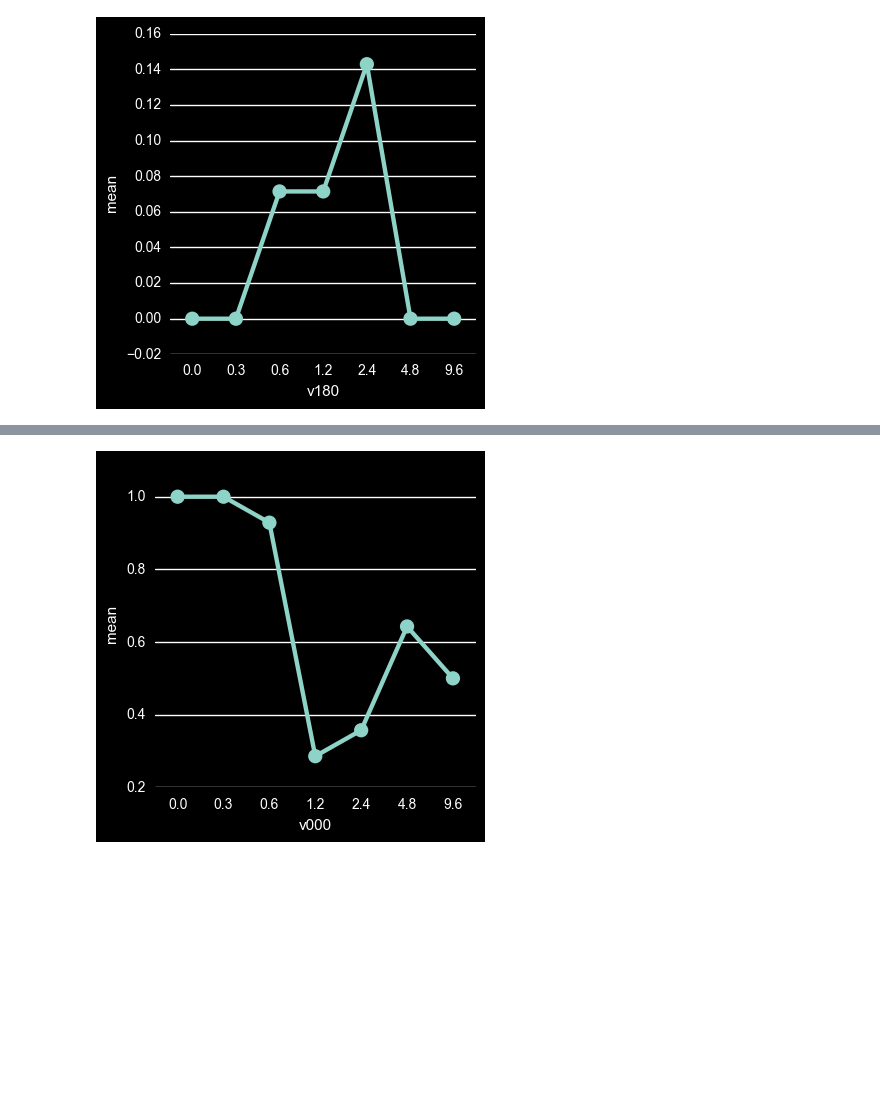
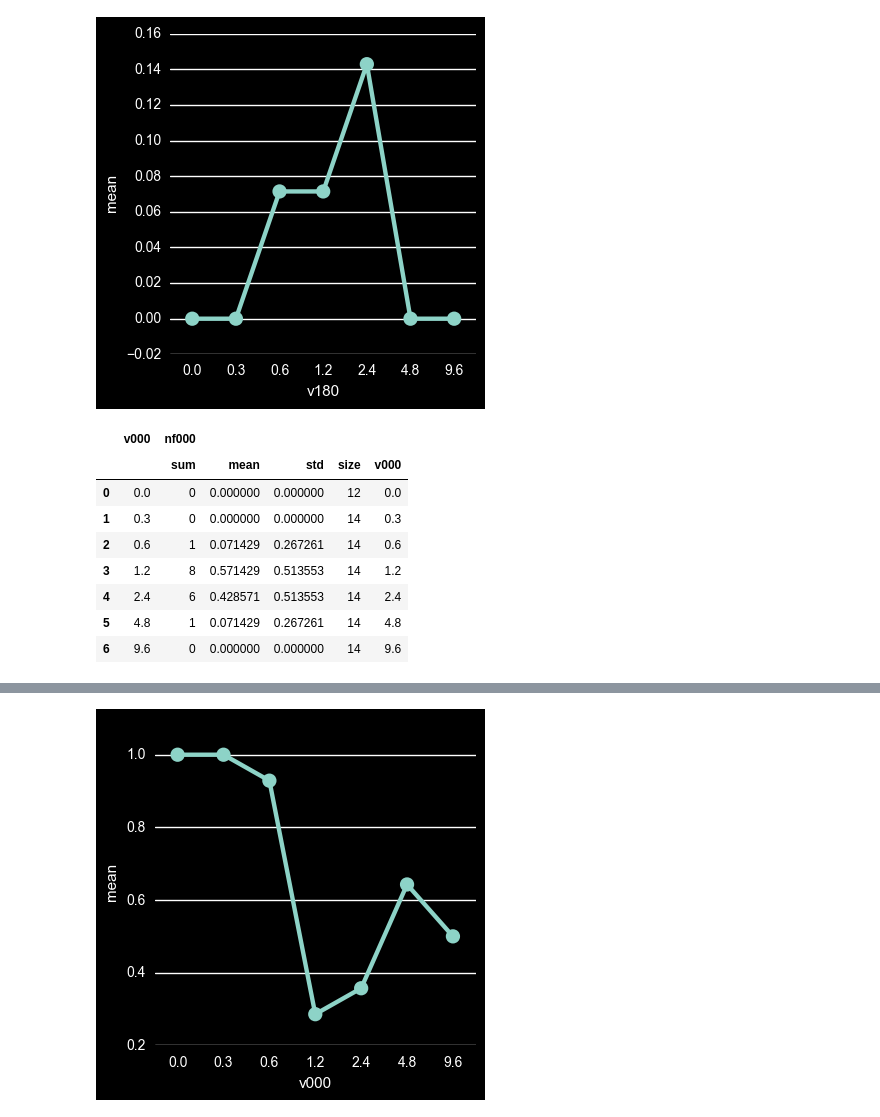
Before and after one commit to egorananyev/mc, a Jupyter notebook: analysis/mcvct.ipynb, the cells around one changed output, grey strips where cells are left out. Cells and saved outputs as stored; diff of their text form; code cells hidden in the pictures; blank space fills up the shorter version.

```diff
--- a/analysis/mcvct.ipynb
+++ b/analysis/mcvct.ipynb
@@ -86,3 +88,15 @@ g = sns.factorplot(x='v180', y='mean', data=sumL['nf180'])
 # %% [output]
 [figure]
 [figure]
+# %%
+sumR
+# %% [output]
+|  | v000 | nf000 |  |  |  |  |
+|  |  | sum | mean | std | size | v000 |
+| 0 | 0.0 | 0 | 0.000000 | 0.000000 | 12 | 0.0 |
+| 1 | 0.3 | 0 | 0.000000 | 0.000000 | 14 | 0.3 |
+| 2 | 0.6 | 1 | 0.071429 | 0.267261 | 14 | 0.6 |
+| 3 | 1.2 | 8 | 0.571429 | 0.513553 | 14 | 1.2 |
+| 4 | 2.4 | 6 | 0.428571 | 0.513553 | 14 | 2.4 |
+| 5 | 4.8 | 1 | 0.071429 | 0.267261 | 14 | 4.8 |
+| 6 | 9.6 | 0 | 0.000000 | 0.000000 | 14 | 9.6 |
```
Also changed, not shown: parts of 21 cells of this notebook.
